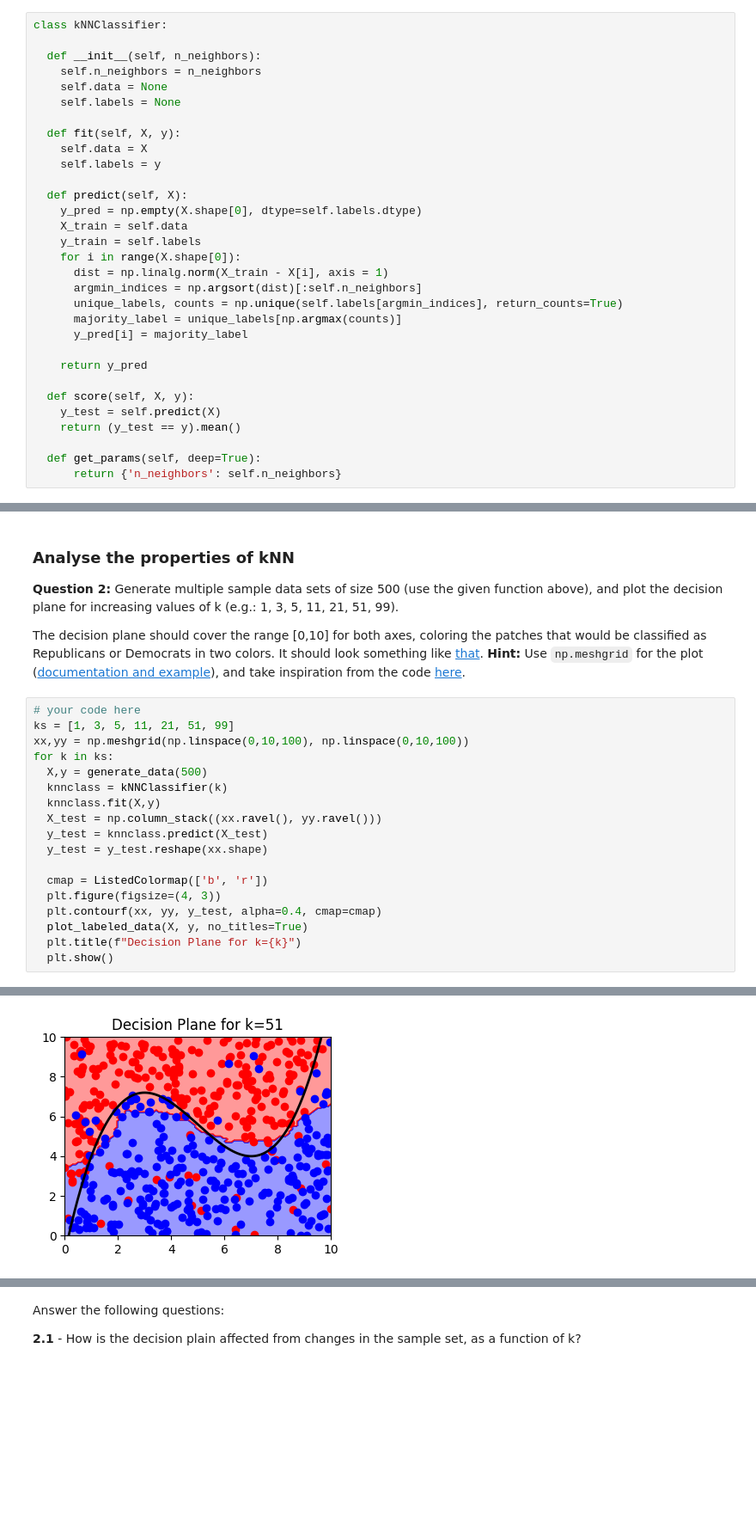
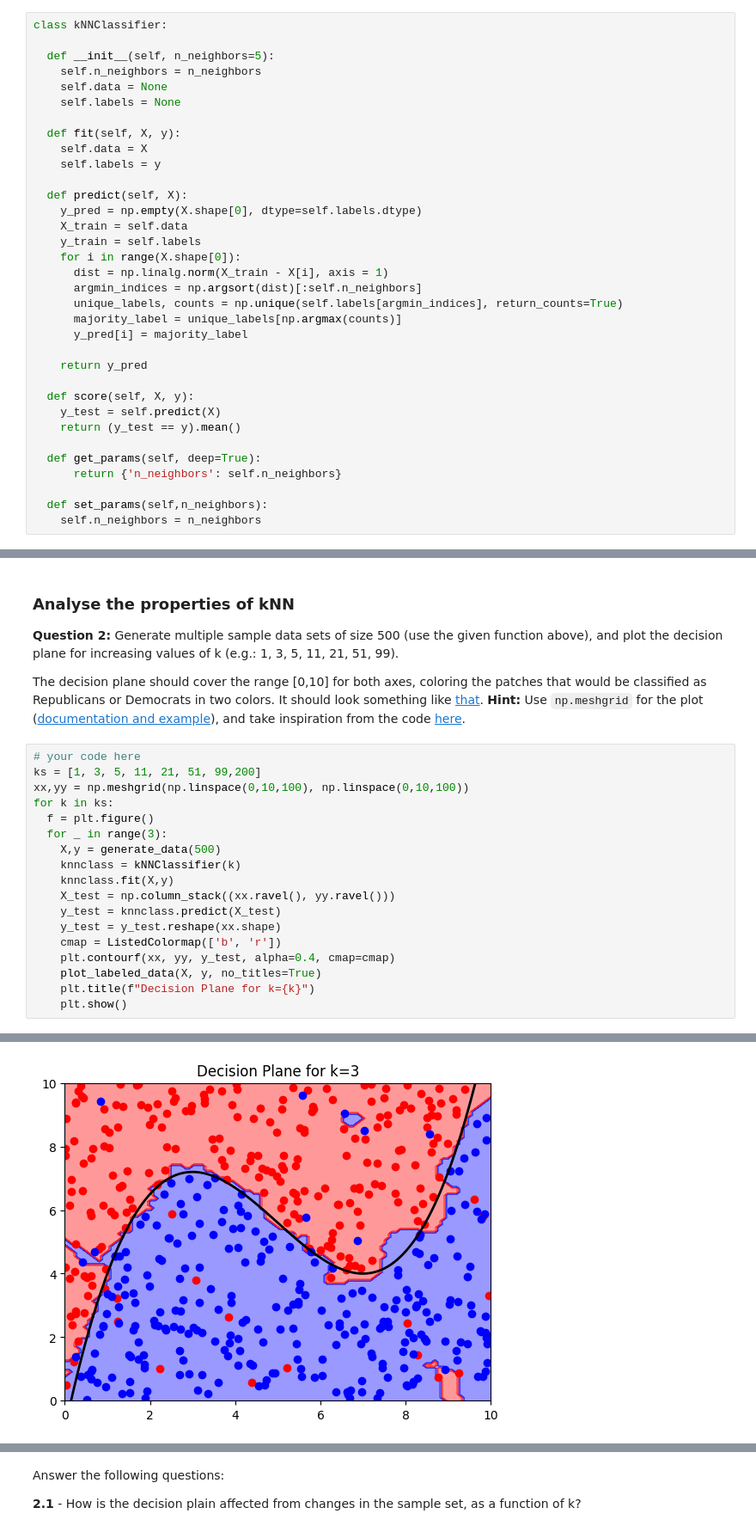
Before and after one commit to dfinel/ITC_assignments, a Jupyter notebook: non_param/Non_Parametric_exercises_KNN.ipynb, the cells around one changed output, grey strips where cells are left out. Shown at 86% size. Saved outputs shown, nothing was run; the diff lists cells and outputs as text; blank space fills up the shorter version.

```diff
--- a/non_param/Non_Parametric_exercises_KNN.ipynb
+++ b/non_param/Non_Parametric_exercises_KNN.ipynb
@@ -37,7 +37,7 @@ from matplotlib.colors import ListedColormap
 # %%
 class kNNClassifier:
 
-  def __init__(self, n_neighbors):
+  def __init__(self, n_neighbors=5):
     self.n_neighbors = n_neighbors
     self.data = None
     self.labels = None
@@ -65,6 +65,9 @@ class kNNClassifier:
 
   def get_params(self, deep=True):
       return {'n_neighbors': self.n_neighbors}
+
+  def set_params(self,n_neighbors):
+    self.n_neighbors = n_neighbors
 # %% [markdown]
 ## Learn and evaluate kNN algorithm on artificial data
 kNN is a **non-parametric** in the sense that no inner parameter of the model is learned by the sample training set. However, the number of neighbours **k is considered a hyper-parameter**, and choosing the optimal value of k musst consider the balance between bias and variance as discussed in class.
@@ -130,20 +133,20 @@ plt.show()
 The decision plane should cover the range [0,10] for both axes, coloring the patches that would be classified as Republicans or Democrats in two colors. It should look something like [that](https://drive.google.com/open?id=1jMD7I9sWT4w4O48pjwSPCFL1NLLPo10j). **Hint:** Use `np.meshgrid` for the plot ([documentation and example](https://docs.scipy.org/doc/numpy/reference/generated/numpy.meshgrid.html)), and take inspiration from the code [here]( https://scikit-learn.org/stable/auto_examples/neighbors/plot_classification.html#sphx-glr-auto-examples-neighbors-plot-classification-py).
 # %%
 # your code here
-ks = [1, 3, 5, 11, 21, 51, 99]
+ks = [1, 3, 5, 11, 21, 51, 99,200]
 xx,yy = np.meshgrid(np.linspace(0,10,100), np.linspace(0,10,100))
 for k in ks:
-  X,y = generate_data(500)
-  knnclass = kNNClassifier(k)
-  knnclass.fit(X,y)
-  X_test = np.column_stack((xx.ravel(), yy.ravel()))
-  y_test = knnclass.predict(X_test)
-  y_test = y_test.reshape(xx.shape)
-
-  cmap = ListedColormap(['b', 'r'])
-  plt.figure(figsize=(4, 3))
-  plt.contourf(xx, yy, y_test, alpha=0.4, cmap=cmap)
-  plot_labeled_data(X, y, no_titles=True)
-  plt.title(f"Decision Plane for k={k}")
-  plt.show()
+  f = plt.figure()
+  for _ in range(3):
+    X,y = generate_data(500)
+    knnclass = kNNClassifier(k)
+    knnclass.fit(X,y)
+    X_test = np.column_stack((xx.ravel(), yy.ravel()))
+    y_test = knnclass.predict(X_test)
+    y_test = y_test.reshape(xx.shape)
+    cmap = ListedColormap(['b', 'r'])
+    plt.contourf(xx, yy, y_test, alpha=0.4, cmap=cmap)
+    plot_labeled_data(X, y, no_titles=True)
+    plt.title(f"Decision Plane for k={k}")
+    plt.show()
 # %% [output]
@@ -155 +158 @@ for k in ks:
-[figure, old version]
+[figure, new version]
```
Also changed, not shown: parts of 15 cells of this notebook.
